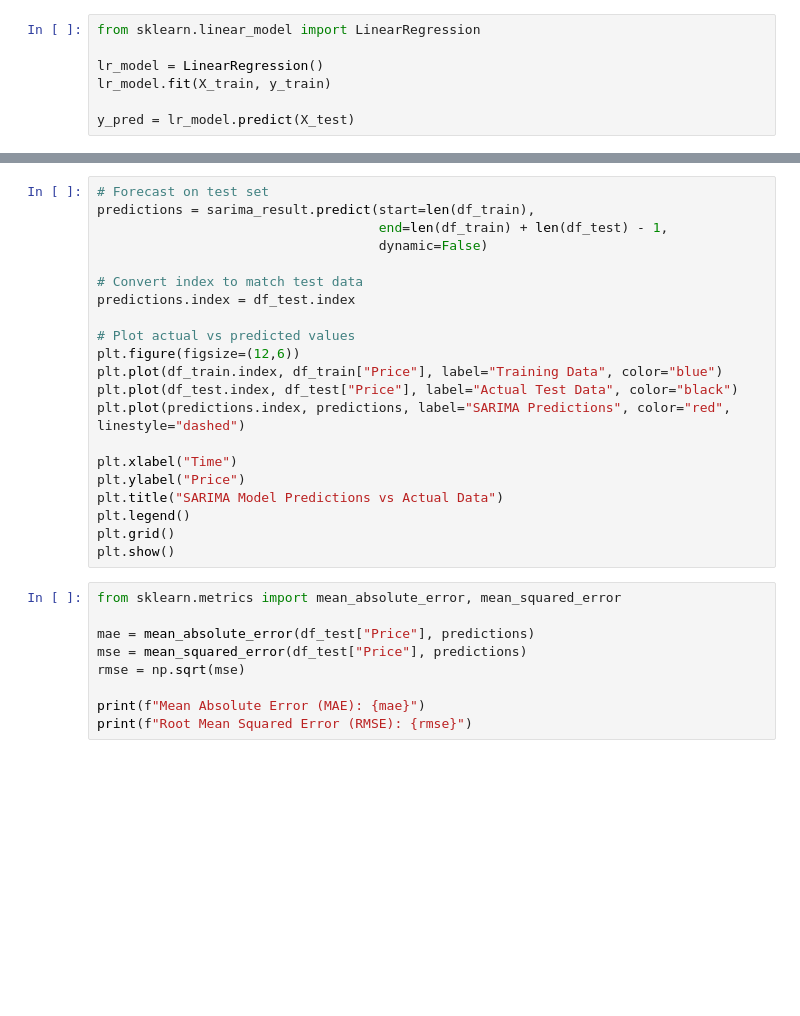
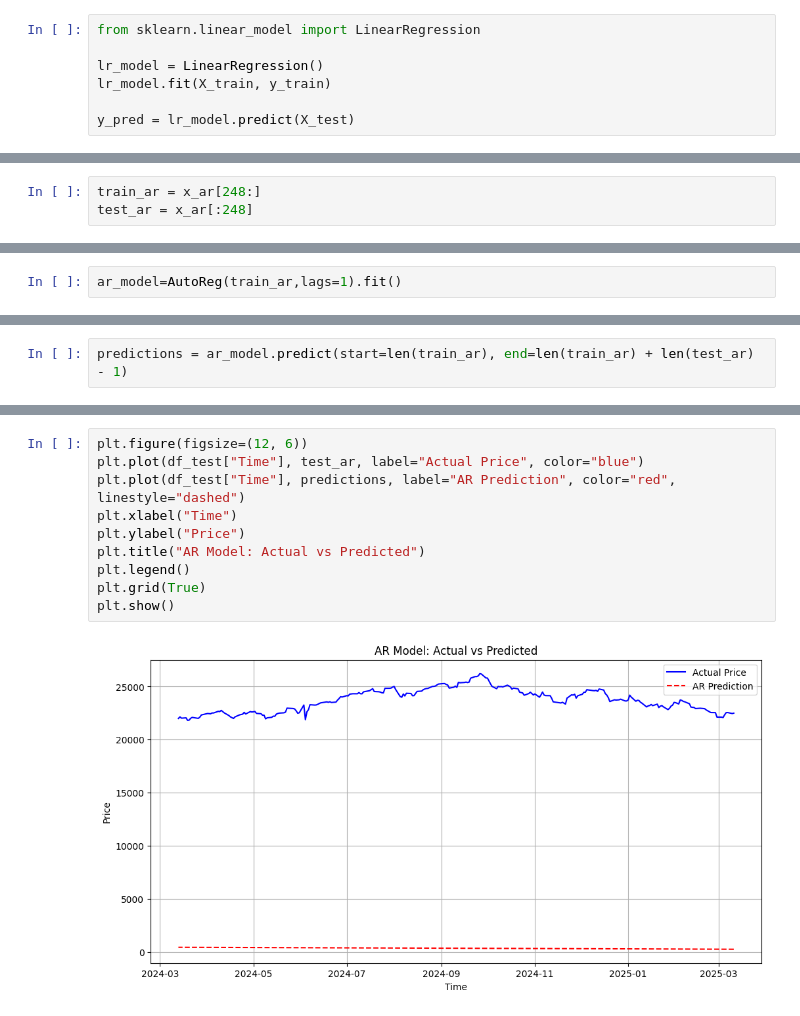
Before and after one commit to prajwal12vr/AmbitProj, a Jupyter notebook: mfBack/Models.ipynb, the cells around one changed output, grey strips where cells are left out. Drawn from its saved outputs; the diff is of its cells as text; blank space fills up the shorter version.

```diff
--- a/mfBack/Models.ipynb
+++ b/mfBack/Models.ipynb
@@ -135,0 +163,3 @@ print(sarima_result.summary())
+# %%
+train_ar = x_ar[248:]
+test_ar = x_ar[:248]
@@ -135,0 +174,2 @@ print(sarima_result.summary())
+# %%
+ar_model=AutoReg(train_ar,lags=1).fit()
@@ -135,0 +199,2 @@ print(sarima_result.summary())
+# %%
+predictions = ar_model.predict(start=len(train_ar), end=len(train_ar) + len(test_ar) - 1)
@@ -136,30 +210,12 @@ print(sarima_result.summary())
 # %%
-# Forecast on test set
-predictions = sarima_result.predict(start=len(df_train),
-                                    end=len(df_train) + len(df_test) - 1,
-                                    dynamic=False)
-
-# Convert index to match test data
-predictions.index = df_test.index
-
-# Plot actual vs predicted values
-plt.figure(figsize=(12,6))
-plt.plot(df_train.index, df_train["Price"], label="Training Data", color="blue")
-plt.plot(df_test.index, df_test["Price"], label="Actual Test Data", color="black")
-plt.plot(predictions.index, predictions, label="SARIMA Predictions", color="red", linestyle="dashed")
-
+plt.figure(figsize=(12, 6))
+plt.plot(df_test["Time"], test_ar, label="Actual Price", color="blue")
+plt.plot(df_test["Time"], predictions, label="AR Prediction", color="red", linestyle="dashed")
 plt.xlabel("Time")
 plt.ylabel("Price")
-plt.title("SARIMA Model Predictions vs Actual Data")
+plt.title("AR Model: Actual vs Predicted")
 plt.legend()
-plt.grid()
+plt.grid(True)
 plt.show()
+# %% [output]
+[figure, added]
-# %%
-from sklearn.metrics import mean_absolute_error, mean_squared_error
-
-mae = mean_absolute_error(df_test["Price"], predictions)
-mse = mean_squared_error(df_test["Price"], predictions)
-rmse = np.sqrt(mse)
-
-print(f"Mean Absolute Error (MAE): {mae}")
-print(f"Root Mean Squared Error (RMSE): {rmse}")
```
Also changed, not shown: parts of 21 cells of this notebook, 2 other files.
